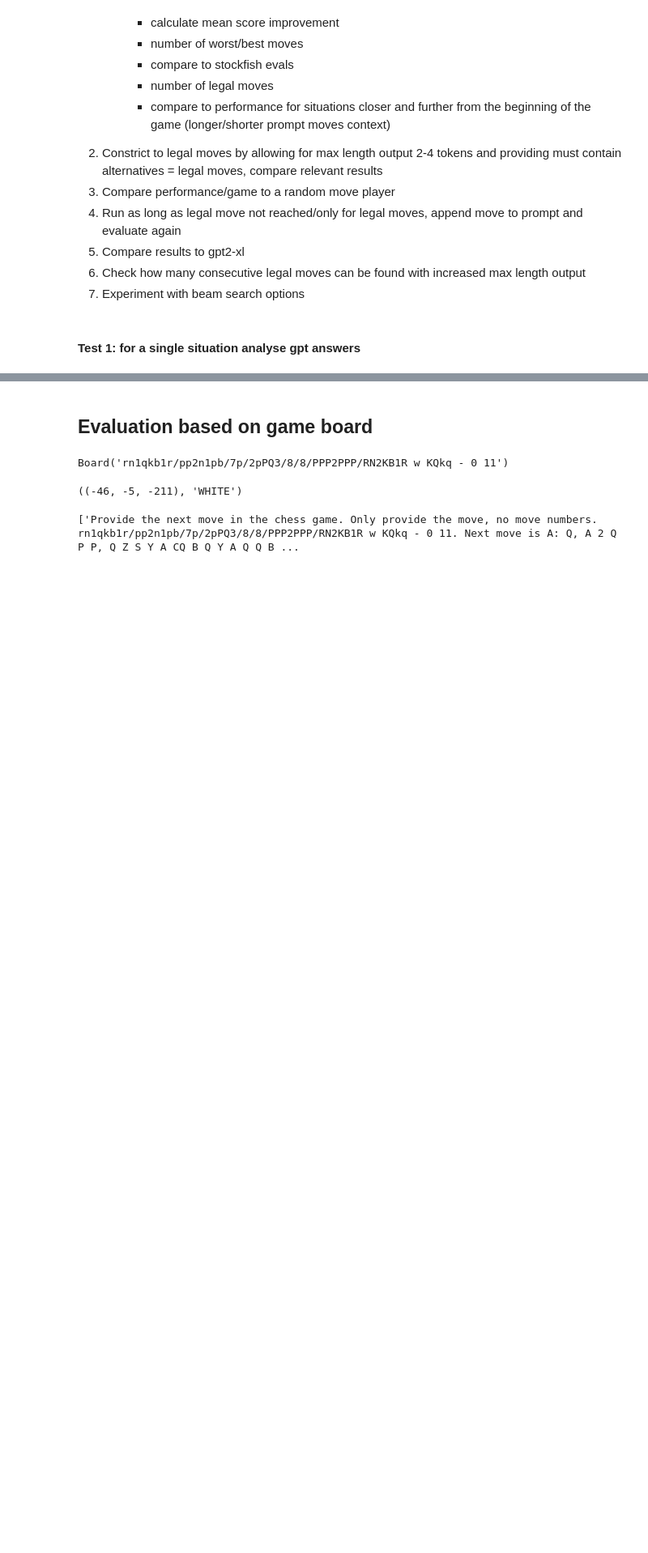
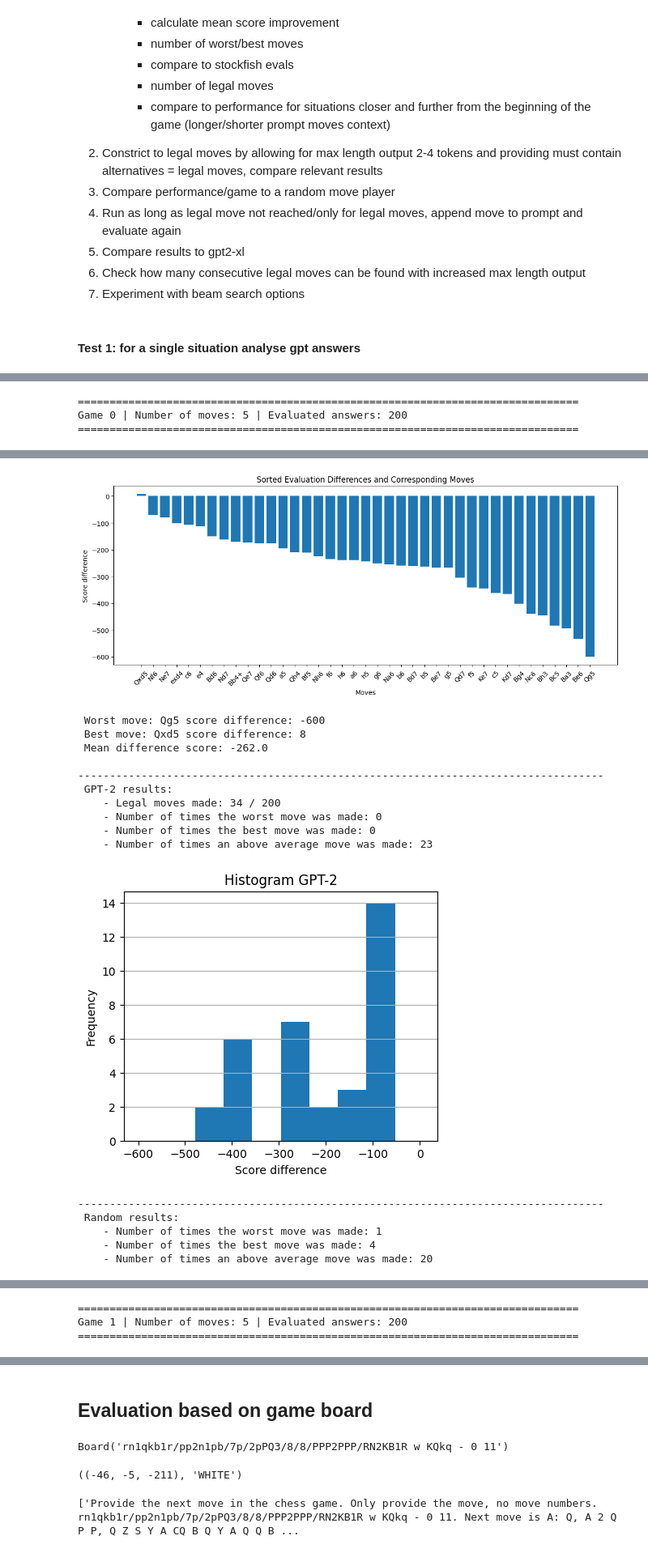
Before and after one commit to MatTheTab/NLP-Chess, a Jupyter notebook: evaluate_gpt2.ipynb, the cells around one changed output, grey strips where cells are left out. Shown: that part at 81% size. Drawn from its saved outputs; the diff is of its cells as text; code cells hidden in the pictures; blank space fills up the shorter version.

Commit message:
Add gpt2 tests

```diff
--- a/evaluate_gpt2.ipynb
+++ b/evaluate_gpt2.ipynb
@@ -88,7 +93,7 @@ def get_state_after_moves(game_transcript, n=10):
     board = chess.Board()
     game_str = get_n_moves(game_transcript, n)
     if game_str is None:
-        return None
+        return None, None
 
     game = [x for x in game_str.split(" ") if not x[0].isdigit()]
     for move in game:
@@ -116,19 +121,24 @@ def get_legal_move_evaluations(board, engine, plot_evaluations=False):
     results = {}
     player = board.turn
 
-    result = stockfish.analyse(board, chess.engine.Limit(time=0.1))
-    prev_score = result["score"].pov(color=player).score()
+    result = engine.analyse(board, chess.engine.Limit(time=0.1))
+    prev_score = result["score"].pov(color=player).score(mate_score=900)
     # print("Score before move:", prev_score)
     results["prev_score"] = prev_score
 
     moves = []
     scores_diff = []
-    for move in get_san_legal_moves(board):
+    legal_moves = get_san_legal_moves(board)
+    if len(legal_moves) == 0:
+        # print("No legal moves, skipping")
+        return None
+
+    for move in legal_moves:
         board_copy = board.copy()
         board_copy.push_san(move)
 
         result = engine.analyse(board_copy, chess.engine.Limit(time=0.05))
-        evaluation_score = result["score"].pov(color=player).score()
+        evaluation_score = result["score"].pov(color=player).score(mate_score=900)
 
         moves.append(move)
         scores_diff.append(evaluation_score - prev_score)
@@ -178,4 +188,5 @@ def plot_results_hist(scores, min_score, max_score, title=""):
     plt.ylabel('Frequency')
     plt.title(f'Histogram {title}')
     plt.grid(axis='y')
+    plt.gca().yaxis.set_major_formatter(plt.FormatStrFormatter('%d'))
     plt.show()
@@ -469,0 +583,8 @@ Game 1 | Number of moves: 10 | Evaluated answers: 100
+# %%
+num_games = 2
+transcripts = test_data_moves["transcript"][:num_games]
+summary_gpt, summary_random = run_single_game_eval(transcripts, 5, 200, stockfish, generator, tokenizer, print_conclusions=True, show_plots=True)
+# %% [output]
+===============================================================================
+Game 0 | Number of moves: 5 | Evaluated answers: 200
+===============================================================================
@@ -469,0 +592,17 @@ Game 1 | Number of moves: 10 | Evaluated answers: 100
+[figure, added]
+ Worst move: Qg5 score difference: -600
+ Best move: Qxd5 score difference: 8
+ Mean difference score: -262.0
+
+-----------------------------------------------------------------------------------
+ GPT-2 results:
+    - Legal moves made: 34 / 200
+    - Number of times the worst move was made: 0
+    - Number of times the best move was made: 0
+    - Number of times an above average move was made: 23
+[figure, added]
+-----------------------------------------------------------------------------------
+ Random results:
+    - Number of times the worst move was made: 1
+    - Number of times the best move was made: 4
+    - Number of times an above average move was made: 20
@@ -469,0 +610,3 @@ Game 1 | Number of moves: 10 | Evaluated answers: 100
+===============================================================================
+Game 1 | Number of moves: 5 | Evaluated answers: 200
+===============================================================================
```
Also changed, not shown: parts of 10 cells of this notebook.
